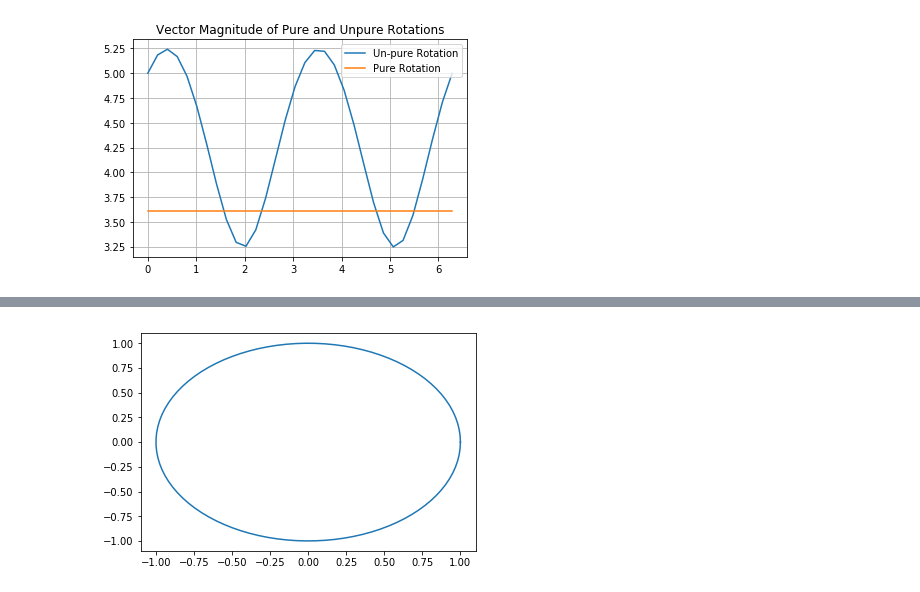
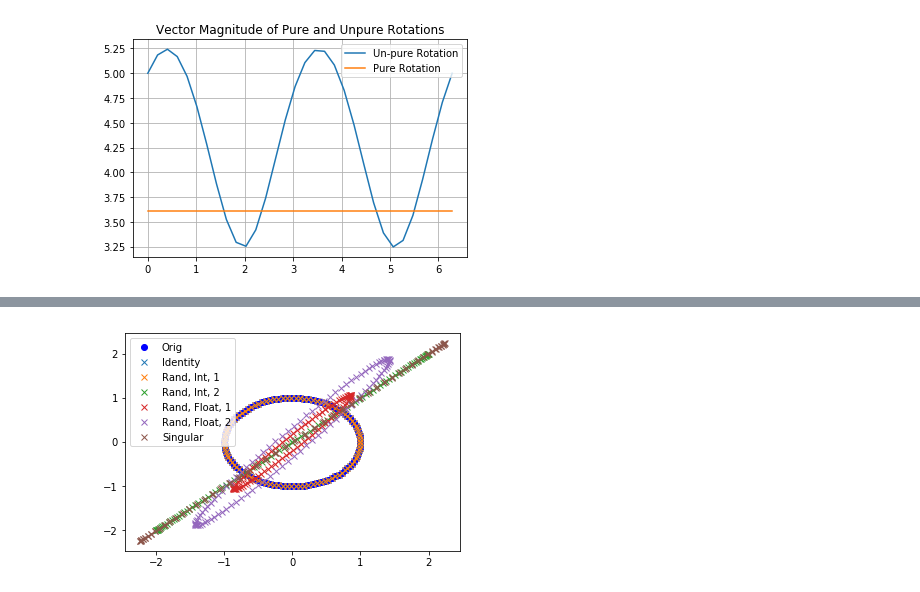
Before and after one commit to whyven/linearAlgebra, a Jupyter notebook: CodeChallenges.ipynb, the cells around one changed output, grey strips where cells are left out. Cells and saved outputs as stored; diff of their text form; code cells hidden in the pictures.

```diff
--- a/CodeChallenges.ipynb
+++ b/CodeChallenges.ipynb
@@ -430,5 +429,0 @@ circle = np.array( [np.cos(theta), np.sin(theta)] )
-# %%
-plt.plot( circle[0,:], circle[1,:] )
-plt.show()
-# %% [output]
-[figure, removed]
@@ -437,0 +440,40 @@ m1 = np.matrix.diagonal(np.ones(shape=(2,2)))  # Identity Matrix
+# %%
+# --- Matrix Multiply
+rc1 = []
+rc2 = []
+rc3 = []
+rc4 = []
+rc5 = []
+rc6 = []
+for x,y,i in zip( circle[0,:], circle[1,:], range(theta.size) ):
+    temp = np.array( [x, y] )
+    rc1.append( temp@m1 )
+    rc2.append( temp@m2 )
+    rc3.append( temp@m3 )
+    rc4.append( temp@m4 )
+    rc5.append( temp@m5 )
+    rc6.append( temp@m6 )
+# %%
+# --- Change into an array and transpose
+transforms = {}
+rc1 = np.array( rc1 )
+transforms["Identity"] = rc1.T
+rc2 = np.array( rc2 )
+transforms["Rand, Int, 1"] = rc2.T
+rc3 = np.array( rc3 )
+transforms["Rand, Int, 2"] = rc3.T
+rc4 = np.array( rc4 )
+transforms["Rand, Float, 1"] = rc4.T
+rc5 = np.array( rc5 )
+transforms["Rand, Float, 2"] = rc5.T
+rc6 = np.array( rc6 )
+transforms["Singular"] = rc6.T
+# %%
+fig = plt.figure()
+plt.plot( circle[0,:], circle[1,:], 'bo', label='Orig' )
+for name, rc in transforms.items():
+    plt.plot( rc[0,:], rc[1,:], "x", label=name)
+plt.legend()
+plt.show()
+# %% [output]
+[figure, added]
```
Also changed, not shown: parts of 4 cells of this notebook.
